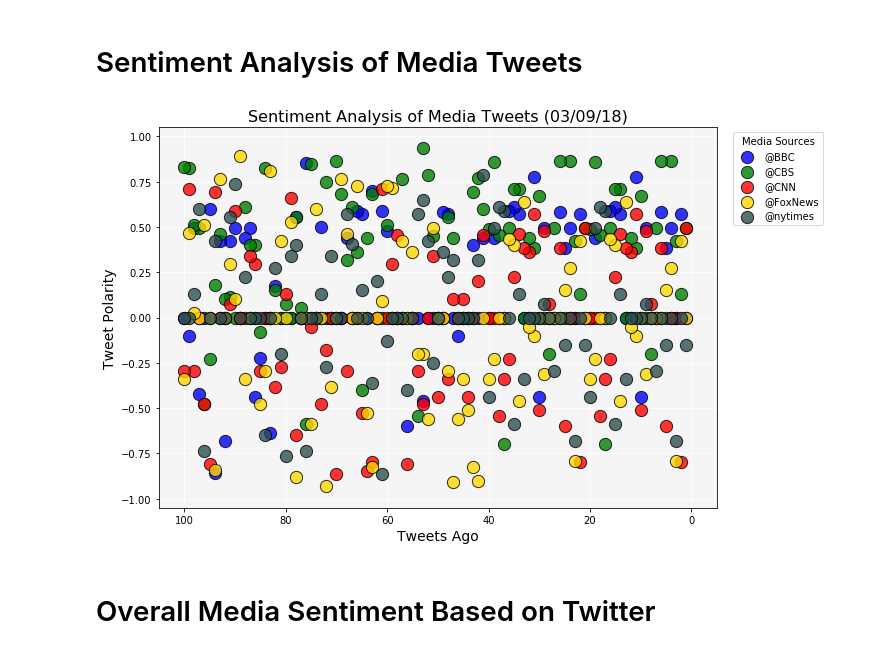
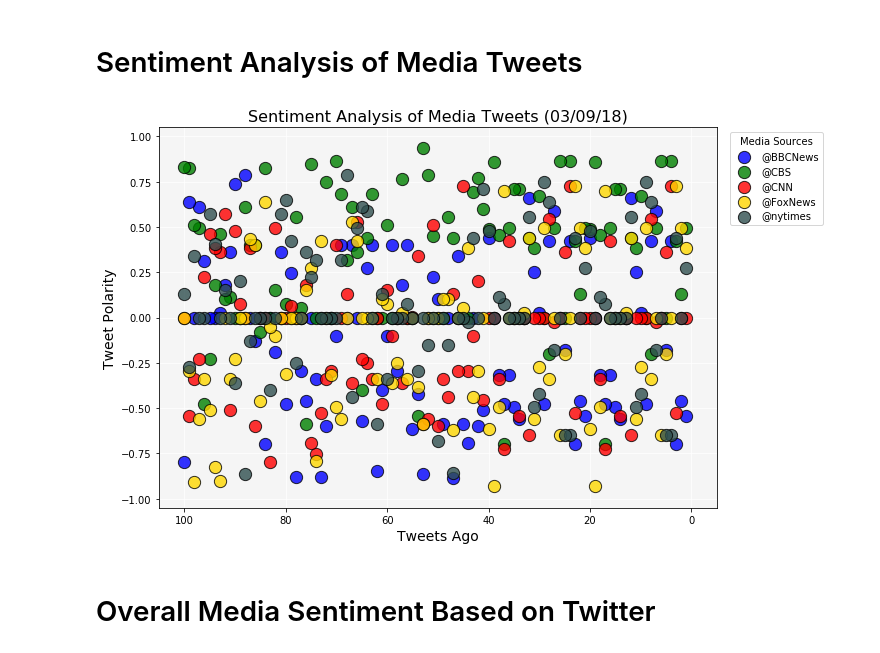
Before and after one commit to Jayleh/twitter-analytics, a Jupyter notebook: News Mood/News_Mood_v2.ipynb, the cells around one changed output. Saved outputs shown, nothing was run; the diff lists cells and outputs as text; code cells hidden in the pictures.

Commit message:
plotting overall media sentiment

```diff
--- a/News Mood/News_Mood_v2.ipynb
+++ b/News Mood/News_Mood_v2.ipynb
@@ -98,53 +98,68 @@ media_tweets
 | 498 | The New York Times | "The new tariffs look more like a... | Fri Mar 09 12:13:02 +0000 2018 | -0.2748 | 0.113 | 0.729 | 0.158 | 99 |
 | 499 | The New York Times | An elaborate system has developed... | Fri Mar 09 12:00:09 +0000 2018 | 0.1280 | 0.121 | 0.779 | 0.100 | 100 |
 500 rows × 8 columns
+# %%
+# Set media source as index
+media_index = media_tweets.set_index(['Media Source'])
+
+# Subset new data for each media source
+bbc_sent = media_index.loc['BBC News (UK)',['Compound']]
+cbs_sent = media_index.loc['CBS',['Compound']]
+cnn_sent = media_index.loc['CNN',['Compound']]
+fox_sent = media_index.loc['Fox News',['Compound']]
+nyt_sent = media_index.loc['The New York Times',['Compound']]
 # %% [markdown]
 # Sentiment Analysis of Media Tweets
 # %%
 # Set axes
-tweets_ago = media_tweets['Tweets Ago']
-bbc = media_tweets['@BBC']
-cbs = media_tweets['@CBS']
-cnn = media_tweets['@CNN']
-fox = media_tweets['@FoxNews']
-nyt = media_tweets['@nytimes']
+tweets_ago = np.arange(1, 101)
+bbc = bbc_sent['Compound']
+cbs = cbs_sent['Compound']
+cnn = cnn_sent['Compound']
+fox = fox_sent['Compound']
+nyt = nyt_sent['Compound']
 
 # Set figure size
 plt.figure(figsize=(10, 7))
 
 # Plot
-bbc_plot = plt.scatter(tweets_ago, bbc, facecolors='b', edgecolors='black', s=150, alpha=0.8, label="@BBC")
+bbc_plot = plt.scatter(tweets_ago, bbc, facecolors='b', edgecolors='black', s=150, alpha=0.8, label="@BBCNews")
 cbs_plot = plt.scatter(tweets_ago, cbs, facecolors='g', edgecolors='black', s=150, alpha=0.8, label="@CBS")
 cnn_plot = plt.scatter(tweets_ago, cnn, facecolors='r', edgecolors='black', s=150, alpha=0.8, label="@CNN")
 fox_plot = plt.scatter(tweets_ago, fox, facecolors='gold', edgecolors='black', s=150, alpha=0.8, label="@FoxNews")
 nyt_plot = plt.scatter(tweets_ago, nyt, facecolors='darkslategray', edgecolors='black', s=150, alpha=0.8, label="@nytimes")
 
 # Set limits
 plt.xlim(105, -5)
 plt.ylim(-1.05, 1.05)
 
 # Set axes background color
 ax = plt.gca()
 ax.set_facecolor('whitesmoke')
 
 # Insert grid lines and set behind plot elements
 ax.grid(color='white')
 ax.set_axisbelow(True)
 
 # Specify max number of ticks in x-axis
 plt.locator_params(axis='y', numticks=1)
 
+# Get datetime
+today = dt.now().strftime('%m/%d/%y')
+
 # Labels
-plt.title('Sentiment Analysis of Media Tweets (03/09/18)', fontsize=16)
+plt.title(f'Sentiment Analysis of Media Tweets ({today})', fontsize=16)
 plt.xlabel('Tweets Ago', fontsize=14)
 plt.ylabel('Tweet Polarity', fontsize=14)
 
 # Legend
-plt.legend(handles=[bbc_plot, cbs_plot, cnn_plot, fox_plot, nyt_plot], title='Media Sources', loc=1, bbox_to_anchor=(1.2, 1))
+lgd = plt.legend(handles=[bbc_plot, cbs_plot, cnn_plot, fox_plot, nyt_plot],
+                 title='Media Sources', loc=1, bbox_to_anchor=(1.2, 1))
 
 # Save image and show
+plt.savefig('images/sent_media_tweets.png', bbox_extra_artists=(lgd,), bbox_inches='tight')
 plt.show()
 # %% [output]
-[figure, old version]
+[figure, new version]
 # %% [markdown]
 # Overall Media Sentiment Based on Twitter
```
Also changed, not shown: parts of 2 cells of this notebook, 2 other files.
